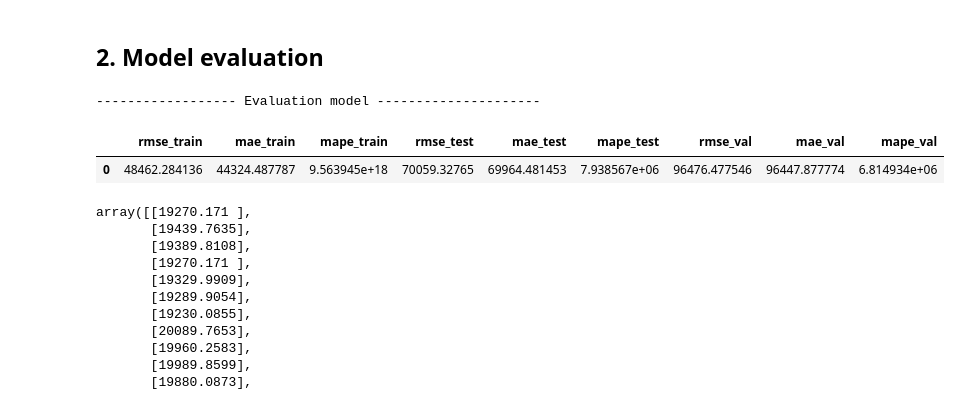
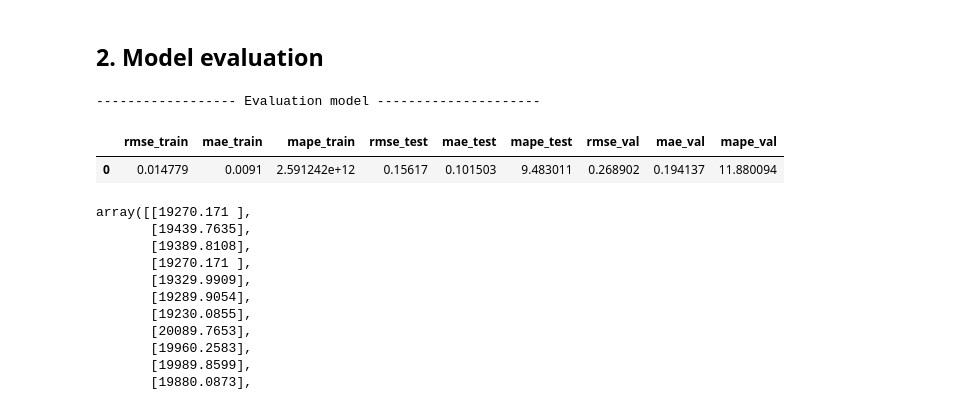
Before and after one commit to cawfee4/IS403_O22_HTCL_8, a Jupyter notebook: Model/ARIMA/ARIMA_FPT_811.ipynb, the cells around one changed output. Drawn from its saved outputs; the diff is of its cells as text; code cells hidden in the pictures.

```diff
--- a/Model/ARIMA/ARIMA_FPT_811.ipynb
+++ b/Model/ARIMA/ARIMA_FPT_811.ipynb
@@ -259,37 +259,37 @@ y_pred_train = model.predict_in_sample()
 pred_train = scaler.inverse_transform(np.array(y_pred_train).reshape(1, -1))
 y_actual_train = scaler.inverse_transform(df_train)
 
 # Dự đoán trên tập kiểm thử
 y_pred_test = model.predict(n_periods=len(df_test))
 # inverse transform TEST (tra ve kieu truoc khi scale)
 pred_test = scaler.inverse_transform(np.array(y_pred_test).reshape(1, -1))
 y_actual_test = scaler.inverse_transform(df_test)
 
 # cap nhat model voi tap test
 model.update(df_test)
 
 # Du doan tren tap validation
 y_pred_val = model.predict(n_periods=len(df_val))
 # inverse transform VAL
 pred_val = scaler.inverse_transform(np.array(y_pred_val).reshape(1, -1))
 y_actual_val = scaler.inverse_transform(df_val)
 
 
-metrics_df = evaluate(metrics_df, "train", df_train.close.values, pred_train.squeeze())
-metrics_df = evaluate(metrics_df, "test", df_test.close.values, pred_test.squeeze())
-metrics_df = evaluate(metrics_df, "val", df_val.close.values, pred_val.squeeze())
+metrics_df = evaluate(metrics_df, "train", df_train.close.values, y_pred_train.squeeze())
+metrics_df = evaluate(metrics_df, "test", df_test.close.values, y_pred_test.squeeze())
+metrics_df = evaluate(metrics_df, "val", df_val.close.values, y_pred_val.squeeze())
 
 metrics_df = pd.DataFrame(metrics_df)
 metrics_folder = f"metrics\{stocks[stock_id]}"
 os.makedirs(metrics_folder, exist_ok=True)
 metrics_df.to_excel(f"{metrics_folder}\ARIMA_{train_test_split[n_split]}.xlsx")
 
 print("------------------ Evaluation model ---------------------")
 metrics_df
 # %% [output]
 ------------------ Evaluation model ---------------------
 |  | rmse_train | mae_train | mape_train | rmse_test | mae_test | mape_test | rmse_val | mae_val | mape_val |
-| 0 | 48462.284136 | 44324.487787 | 9.563945e+18 | 70059.32765 | 69964.481453 | 7.938567e+06 | 96476.477546 | 96447.877774 | 6.814934e+06 |
+| 0 | 0.014779 | 0.0091 | 2.591242e+12 | 0.15617 | 0.101503 | 9.483011 | 0.268902 | 0.194137 | 11.880094 |
 # %%
 y_actual_train
 # %% [output]
```
Also changed, not shown: parts of 1 cell of this notebook, 9 other files.
